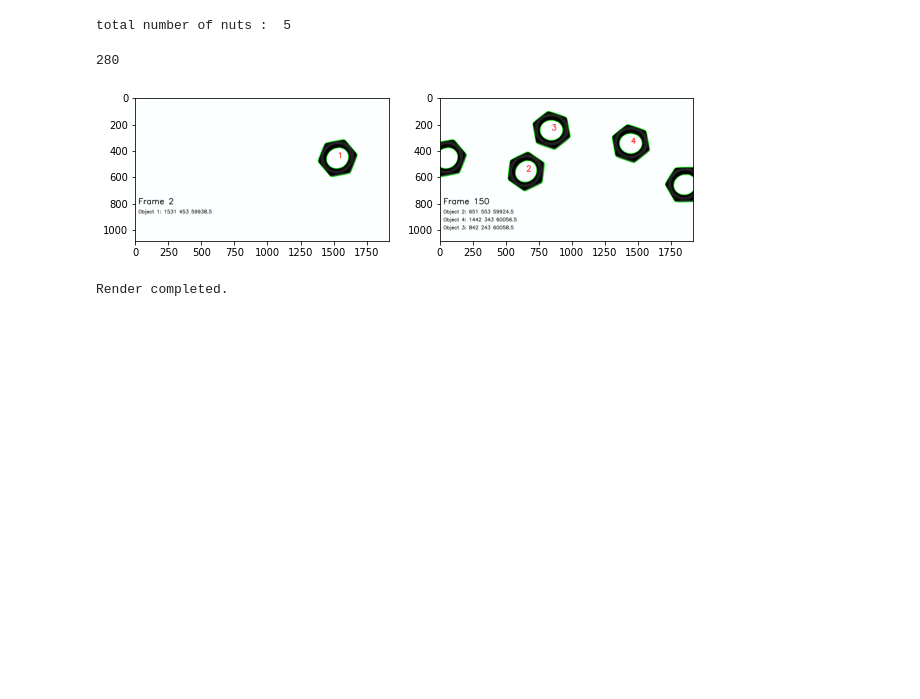
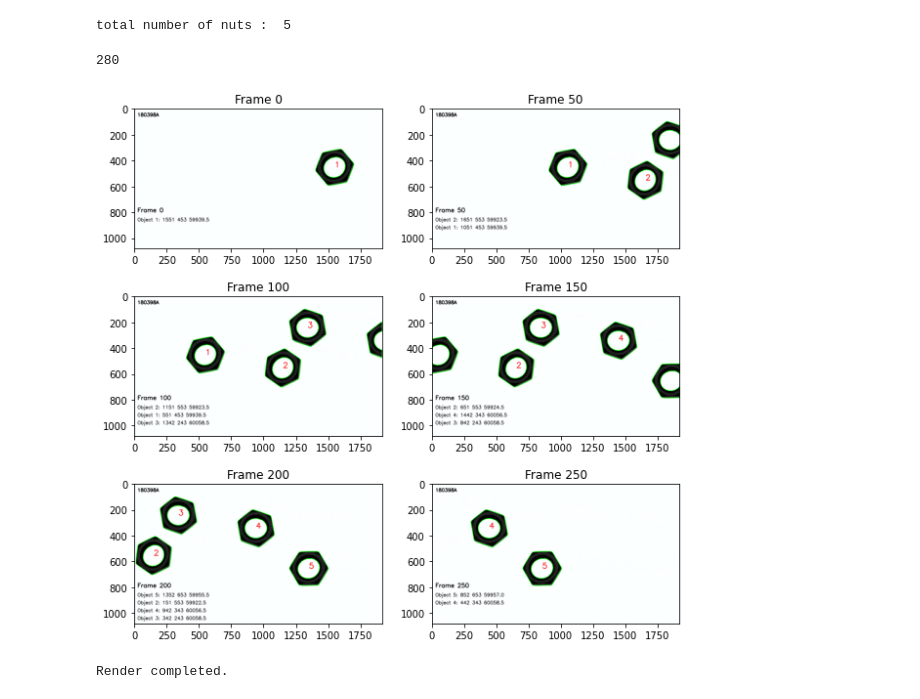
Before and after one commit to pahanmendis/EN2550, a Jupyter notebook: EN2550_2021_Object_Counting_on_a_Convey_Belt.ipynb, the cells around one changed output. Drawn from its saved outputs; the diff is of its cells as text; code cells hidden in the pictures; blank space fills up the shorter version.

```diff
--- a/EN2550_2021_Object_Counting_on_a_Convey_Belt.ipynb
+++ b/EN2550_2021_Object_Counting_on_a_Convey_Belt.ipynb
@@ -372,14 +438,14 @@ print("total number of nuts : ",totalNuts)
 total number of nuts :  5
 # %%
 #counting total nuts in the clip and tracking them
-totalNuts = int(outputVideo[0][-1][-1]) #inital nuts at the begning
-delta_x=np.array([15])
-i = np.array([0])
+totalNuts = int(FrameDetails[0][-1][-1])  #inital nuts at the begning
+delta_x=np.array([15])                    #defining delta value
+i = np.array([0])                         #defining index value
 
-object_prev_frame = outputVideo[0]
+object_prev_frame = FrameDetails[0]
 
-for index in range(1,len(outputVideo)):
-    object_curr_frame = outputVideo[index]
+for index in range(1,len(FrameDetails)):
+    object_curr_frame = FrameDetails[index]
     #print('index',index)
 
     for nutDetails in object_curr_frame:
@@ -387,11 +453,11 @@ for index in range(1,len(outputVideo)):
       if is_new(object_prev_frame, nutDetails, delta_x, i) == True: #new nut is found
         #print('new nut is found')
         totalNuts+=1
-        nutDetails[-1] = totalNuts #check this no use?
+        nutDetails[-1] = totalNuts                                                  #the new index is created for the nut
       else:
-        indexOfPreviousFrame= prev_index(object_prev_frame, nutDetails, delta_x, i)
-        nutIndexOfPrev=object_prev_frame[int(indexOfPreviousFrame)][-1]
-        nutDetails[-1] = nutIndexOfPrev
+        indexOfPreviousFrame= prev_index(object_prev_frame, nutDetails, delta_x, i) #if a already existing nut is found retreving the nutIndex from previous frame
+        nutIndexOfPrev=object_prev_frame[int(indexOfPreviousFrame)][-1]             #assiging the index to a vairable
+        nutDetails[-1] = nutIndexOfPrev                                             #updating the index of the nut that nuts statistics array
     object_prev_frame=object_curr_frame
 
 print("total number of nuts : ",totalNuts)
@@ -407,7 +473,7 @@ font= cv.FONT_HERSHEY_SIMPLEX
 
 for index in range(280):
   colorImage=contourArray[index]
-  frame=outputVideo[index]
+  frame=FrameDetails[index]
   #contour=contourArray[index]
   #print(contour.shape)
   y=0
@@ -419,21 +485,28 @@ for index in range(280):
 
 
   #inserting frame number
-  colorImage = cv.putText(colorImage, "Frame "+str(frameIndex) , (25,800) , font, 2, (0,0,0), 3,cv.LINE_AA)
+  colorImage = cv.putText(colorImage, "Frame "+str(frameIndex) , (25,800) , font, 1.5, (0,0,0), 3,cv.LINE_AA)
 
+  #inserting index number
+  colorImage = cv.putText(colorImage, "180398A" , (25,60) , font, 1.2, (0,0,0), 3,cv.LINE_AA)
 
   frameIndex+=1
   outputArray.append(colorImage)
-# %%
-#testing
-print(len(outputArray))
-fig, ax = plt. subplots(1,2,figsize=(10,10))
-ax[0].imshow(outputArray[2])
-ax[1].imshow(outputArray[150])
-plt.show()
-# %% [output]
-280
-[figure, removed]
+# %%
+#visualizing the color frames
+print(len(outputArray))
+rows,cols=3,2
+
+fig, ax = plt. subplots(3,2,figsize=(10,10))
+for row in range(rows):
+  for col in range(cols):
+    labelStr='Frame '+str(int(50*(col+2*row)))
+    ax[row, col].set_title(labelStr)
+    ax[row, col].imshow(outputArray[int(50*(col+2*row))])
+plt.show()
+# %% [output]
+280
+[figure, added]
 # %%
 #saving as video file
 fileName = '180398A_en2550_a05.mp4'
```
Also changed, not shown: parts of 29 cells of this notebook.
